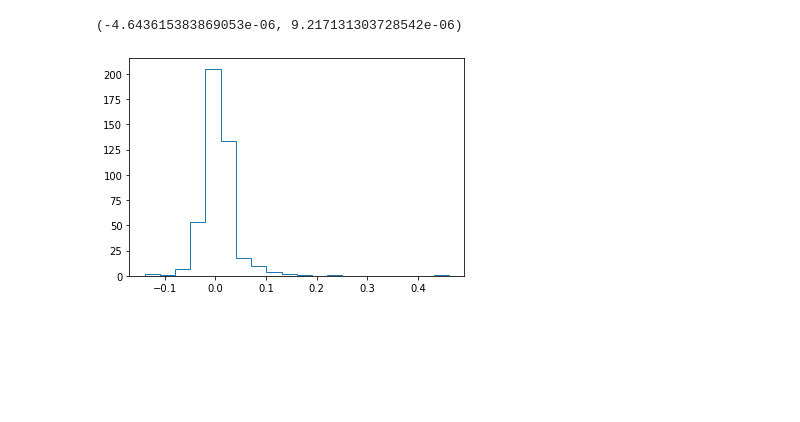
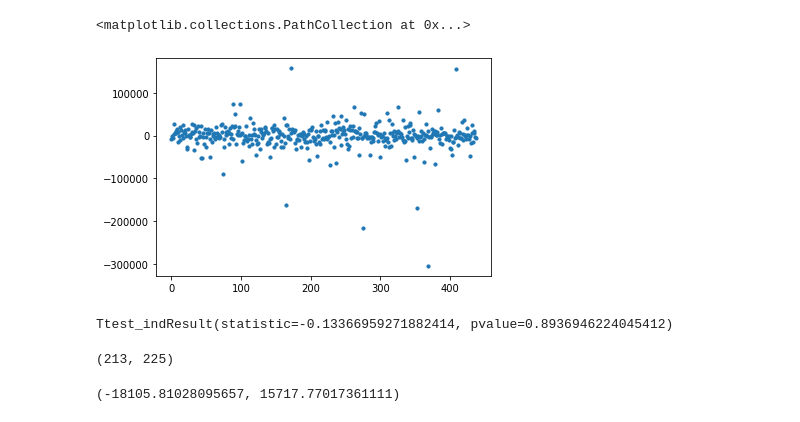
Before and after one commit to Shunling/CapstoneProjects, a Jupyter notebook: HousePriceRegression/Shirley_HousePriceRegression_Data_insight_price_dif.ipynb, the cells around one changed output. Drawn from its saved outputs; the diff is of its cells as text; code cells hidden in the pictures; blank space fills up the shorter version.

Commit message:
residueplot

```diff
--- a/HousePriceRegression/Shirley_HousePriceRegression_Data_insight_price_dif.ipynb
+++ b/HousePriceRegression/Shirley_HousePriceRegression_Data_insight_price_dif.ipynb
@@ -41,12 +48,22 @@ sum(price_dif.dif)*y_scaler
+# %%
+# plot residue for model
+plt.scatter(range(price_dif.shape[0]), price_dif.dif.values,s=10)
+# %% [output]
+<matplotlib.collections.PathCollection at 0x...>
+[figure, added]
+# %%
+# t-test to check whether prediction is statistically different from real data
+ttest_ind(predicts,y_test.values[:,0],equal_var = True)
+# %% [output]
+Ttest_indResult(statistic=-0.13366959271882414, pvalue=0.8936946224045412)
 # %%
 over_pricing = price_dif.loc[price_dif.dif < 0] # real price is higher than predicted price
 under_pricing = price_dif.loc[price_dif.dif > 0] # real price is lower than predicted price
+# %%
+over_pricing.shape[0],under_pricing.shape[0]
+# %% [output]
+(213, 225)
 # %%
-sum(over_pricing.dif)*y_scaler, sum(under_pricing.dif)*y_scaler
+sum(over_pricing.dif)/over_pricing.shape[0], sum(under_pricing.dif)/under_pricing.shape[0]
 # %% [output]
-(-4.643615383869053e-06, 9.217131303728542e-06)
+(-18105.81028095657, 15717.77017361111)
-# %%
-plt.hist(price_dif.dif, bins=20, histtype='step')
-plt.show()
-# %% [output]
-[figure, removed]
```
Also changed, not shown: parts of 19 cells of this notebook.
